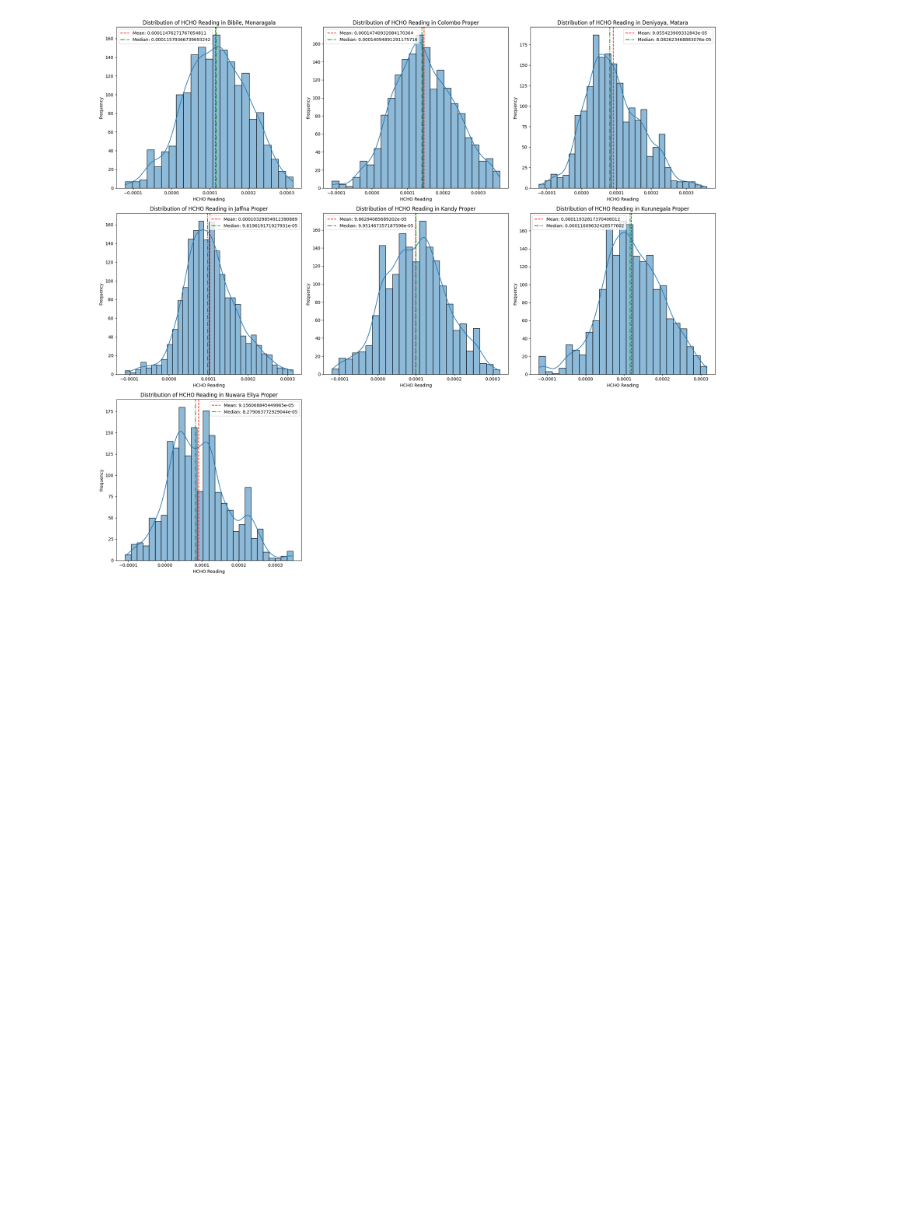
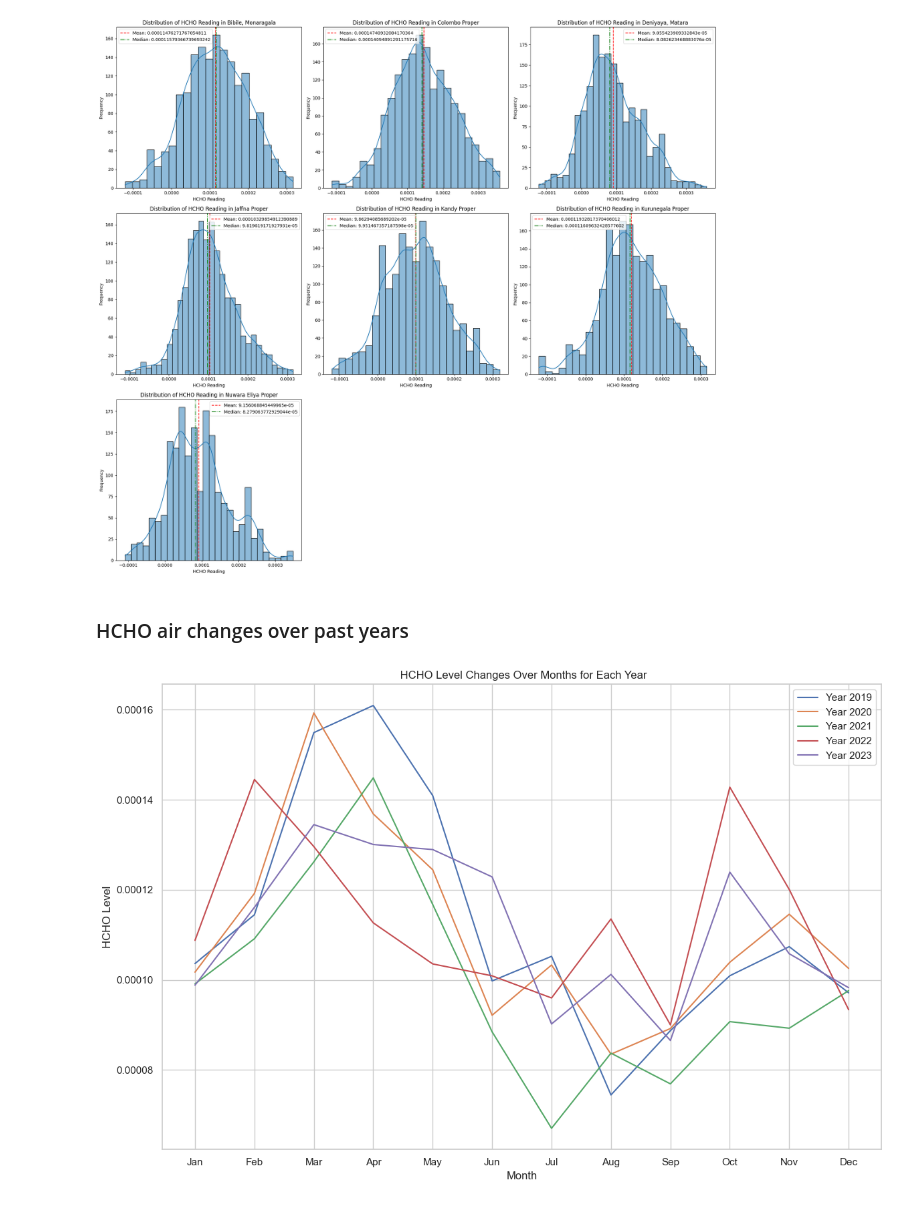
Before and after one commit to SandinMaheeshakya/HCHO-Prediction-Data-Engineering, a Jupyter notebook: Data Pre-Processing.ipynb, the cells around one changed output. Saved outputs shown, nothing was run; the diff lists cells and outputs as text; code cells hidden in the pictures; blank space fills up the shorter version.

```diff
--- a/Data Pre-Processing.ipynb
+++ b/Data Pre-Processing.ipynb
@@ -861,3 +861,34 @@ plt.tight_layout()
 plt.show()
 # %% [output]
 [figure]
+# %% [markdown]
+### HCHO air changes over past years
+# %%
+# Convert Spark DataFrame to Pandas DataFrame for plotting
+df_pd = spark_cleaned_data.toPandas()
+
+# Extract year and month from the Date column
+df_pd['Year'] = pd.to_datetime(df_pd['Current Date']).dt.year
+df_pd['Month'] = pd.to_datetime(df_pd['Current Date']).dt.month
+
+# Group data by year and month and calculate mean HCHO level
+monthly_mean_hcho = df_pd.groupby(['Year', 'Month'])['HCHO Reading'].mean().reset_index()
+
+# Plotting
+plt.figure(figsize=(12, 8))
+sns.set(style="whitegrid")
+
+# Loop through each year and plot HCHO levels over months
+for year in monthly_mean_hcho['Year'].unique():
+    data_year = monthly_mean_hcho[monthly_mean_hcho['Year'] == year]
+    plt.plot(data_year['Month'], data_year['HCHO Reading'], label=f'Year {year}')
+
+plt.xlabel('Month')
+plt.ylabel('HCHO Level')
+plt.title(' HCHO Level Changes Over Months for Each Year')
+plt.xticks(range(1, 13), ['Jan', 'Feb', 'Mar', 'Apr', 'May', 'Jun', 'Jul', 'Aug', 'Sep', 'Oct', 'Nov', 'Dec'])
+plt.legend()
+plt.tight_layout()
+plt.show()
+# %% [output]
+[figure, added]
```
Also changed, not shown: parts of 1 cell of this notebook, 2 other files.
